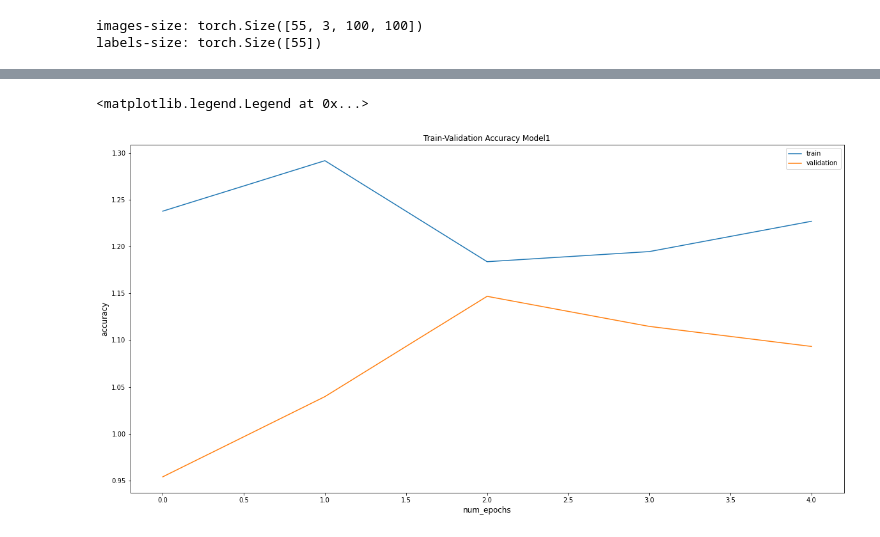
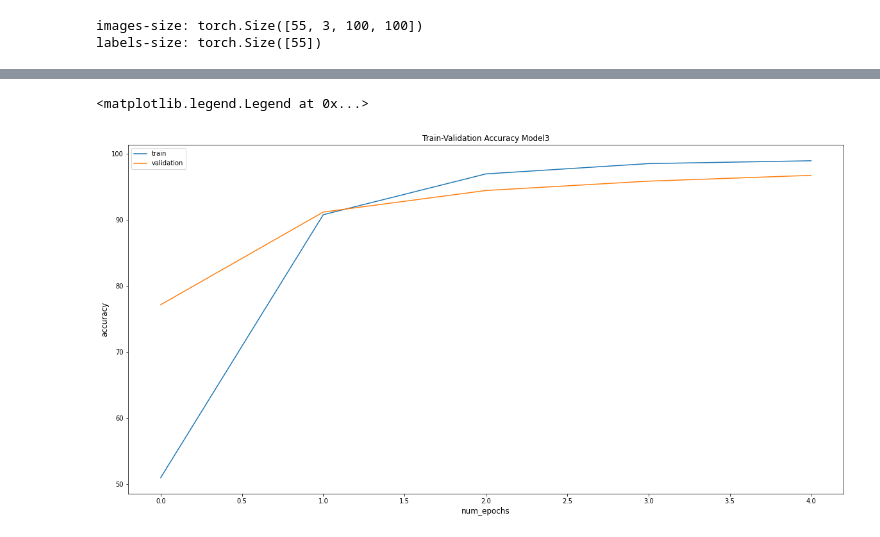
Before and after one commit to hadar424/Final_Project_In_Course_896874, a Jupyter notebook: my_final_project.ipynb, the cells around one changed output, grey strips where cells are left out. Cells and saved outputs as stored; diff of their text form; code cells hidden in the pictures.

```diff
--- a/my_final_project.ipynb
+++ b/my_final_project.ipynb
@@ -85,7 +74,7 @@ def train_model(model,n_epochs, loss_func, optimizer, train_dataloader, test_dat
       _,pred = torch.max(outputs, dim=1)
       correct += torch.sum(pred==target_).item()
       total += target_.size(0)
-      if (batch_idx) % 20 == 0:
+      if (batch_idx) % 100 == 0:
         print ('Epoch [{}/{}], Step [{}/{}], Loss: {:.4f}'
         .format(epoch, n_epochs, batch_idx, total_step, loss.item()))
     train_acc.append(100 * correct / total)
@@ -230,7 +220,7 @@ plt.ioff()
 model3_transforms = transforms.Compose(
 [
     transforms.ToTensor(),
-    transforms.GaussianBlur(7,(5, 5)),
+    transforms.GaussianBlur(5,(3,3)),
 ])
 
 train_dataset3 = datasets.ImageFolder(root= train_data_path, transform=model3_transforms)
@@ -241,11 +231,14 @@ test_dataloader3 = DataLoader(test_dataset3, batch_size=batch_size, shuffle=True
 model3 = models.resnet18(pretrained=True)
 model3 = model3.cuda() if device else model3
 
+criterion3 = nn.CrossEntropyLoss()
+sgd_optimizer3 = optim.SGD(model3.parameters(), lr=0.0001, momentum=0.9)
+
 num_features = model3.fc.in_features
 model3.fc = nn.Linear(num_features, batch_size)
 model3.fc = model3.fc.cuda()
 # %%
-train_acc3,val_acc3 = train_model(model3,epoches,criterion,sgd_optimizer,train_dataloader3,test_dataloader3,device)
+train_acc3,val_acc3 = train_model(model3,epoches,criterion3,sgd_optimizer3,train_dataloader3,test_dataloader3,device)
 # %% [output]
 Epoch 1
 
@@ -267,14 +260,14 @@ validation loss: 4.2371, validation acc: 1.0932
 # %%
 fig = plt.figure(figsize=(20,10))
-plt.title("Train-Validation Accuracy Model1")
+plt.title("Train-Validation Accuracy Model3")
 plt.plot(train_acc3, label='train')
 plt.plot(val_acc3, label='validation')
 plt.xlabel('num_epochs', fontsize=12)
 plt.ylabel('accuracy', fontsize=12)
 plt.legend(loc='best')
 # %% [output]
 <matplotlib.legend.Legend at 0x...>
-[figure, old version]
+[figure, new version]
 # %%
 plt.ion()
 visualize_model(model3, 4, test_dataloader3, test_dataset3)
```
Also changed, not shown: parts of 14 cells of this notebook.
